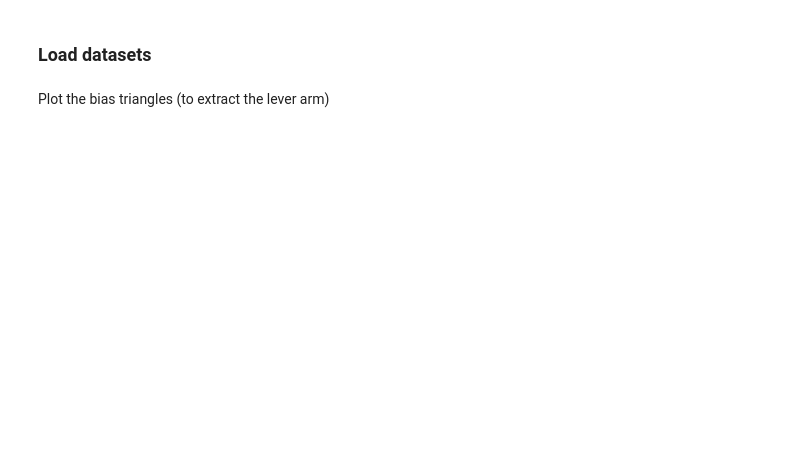
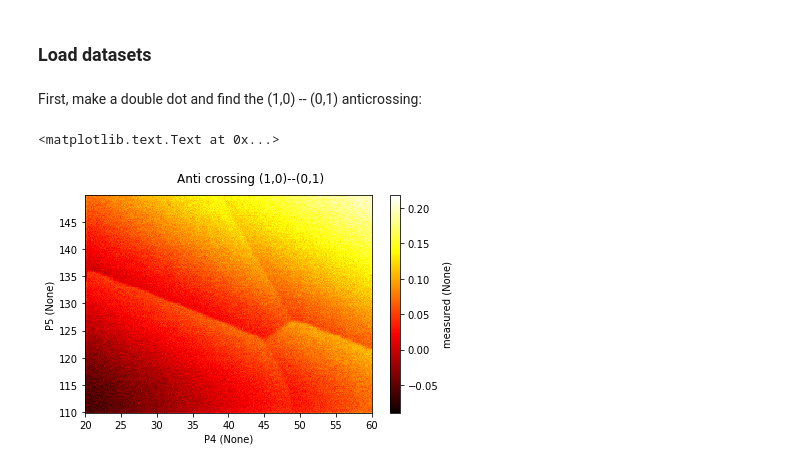
Before and after one commit to QuTech-Delft/qtt, a Jupyter notebook: docs/notebooks/example_lever_arm_charging_energy.ipynb, the cells around one changed output. Cells and saved outputs as stored; diff of their text form; code cells hidden in the pictures; blank space fills up the shorter version.

```diff
--- a/docs/notebooks/example_lever_arm_charging_energy.ipynb
+++ b/docs/notebooks/example_lever_arm_charging_energy.ipynb
@@ -21,15 +19,17 @@ Populating the interactive namespace from numpy and matplotlib
 # %% [markdown]
 ### Load datasets
 # %%
-#exampledatadir = os.path.join(qtt.__path__[0],'docs', 'notebooks', 'data')
-#exampledatadir = os.path.join(os.getcwd(), 'data', 'Lever_arm_Charging_energy')
-#qcodes.DataSet.default_io = qcodes.DiskIO(exampledatadir)
-#dataset_la = qcodes.load_data('14-33-26_qtt_scan2Dfast')
-#dataset_Ec = qcodes.load_data('10-06-59_qtt_scan2Dfast')
-
 exampledatadir=os.path.join(qtt.__path__[0],'..', 'docs', 'notebooks','data')
 qcodes.DataSet.default_io = qcodes.DiskIO(exampledatadir)
+dataset_anticrossing = qcodes.load_data(os.path.join(exampledatadir, r'Lever_arm_Charging_energy\14-28-52_qtt_scan2Dfast'))
 dataset_la = qcodes.load_data(os.path.join(exampledatadir, r'Lever_arm_Charging_energy\14-33-26_qtt_scan2Dfast'))
 dataset_Ec = qcodes.load_data(os.path.join(exampledatadir, r'Lever_arm_Charging_energy\10-06-59_qtt_scan2Dfast'))
-# %% [markdown]
-Plot the bias triangles (to extract the lever arm)
+# %% [markdown]
+First, make a double dot and find the (1,0) -- (0,1) anticrossing:
+# %%
+plt.figure(1); plt.clf()
+MatPlot([dataset_anticrossing.measured], num = 1)
+plt.suptitle('Anti crossing (1,0)--(0,1)')
+# %% [output]
+<matplotlib.text.Text at 0x...>
+[figure, added]
```
Also changed, not shown: parts of 20 cells of this notebook.
